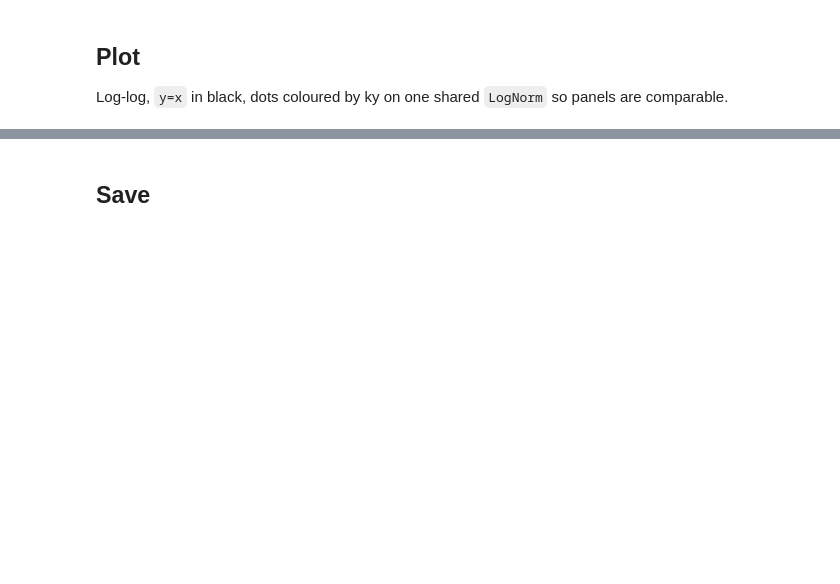
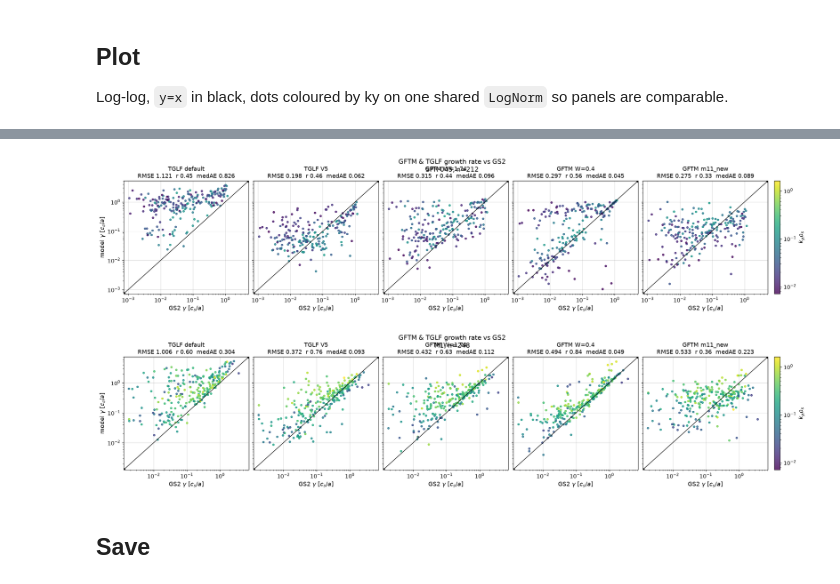
Before and after one commit to FelixWattsYork/General_Analysis, a Jupyter notebook: notebooks/kbm_hypercube_gamma_parity.ipynb, the cells around one changed output, grey strips where cells are left out. Cells and saved outputs as stored; diff of their text form; code cells hidden in the pictures; blank space fills up the shorter version.

```diff
--- a/notebooks/kbm_hypercube_gamma_parity.ipynb
+++ b/notebooks/kbm_hypercube_gamma_parity.ipynb
@@ -155,0 +164,55 @@ plt.show()
+# %%
+norm = LogNorm(ky.min(), ky.max())
+
+for db in databases:
+    mask = np.array([d == db for d, *_ in keep])
+    if not mask.any():
+        continue
+
+    case_gs2 = gs2_g[mask]
+    case_ky = ky[mask]
+    case_arm = {label: arm_g[label][mask] for label, _, _ in arms}
+
+    # Include both GS2 and model values in the axis limits.
+    values = np.concatenate([case_gs2, *case_arm.values()])
+    lim = (values.min() * 0.7, values.max() * 1.4)
+
+    fig, axes = plt.subplots(
+        1, len(arms),
+        figsize=(4 * len(arms), 4.2),
+        sharex=True, sharey=True,
+        squeeze=False,
+    )
+    axes = axes.ravel()
+
+    for ax, (label, _, _) in zip(axes, arms):
+        model_g = case_arm[label]
+        r, b, m, c = metrics(model_g, case_gs2)
+
+        s = ax.scatter(
+            case_gs2, model_g,
+            c=case_ky, norm=norm, cmap="viridis",
+            s=14, alpha=0.8,
+        )
+        ax.plot(lim, lim, color="black", lw=1)
+        ax.set(
+            xscale="log", yscale="log",
+            xlim=lim, ylim=lim,
+            xlabel=r"GS2 $\gamma$ [$c_s/a$]",
+            title=f"{label}\nRMSE {r:.3f}  r {c:.2f}  medAE {m:.3f}",
+        )
+
+    axes[0].set_ylabel(r"model $\gamma$ [$c_s/a$]")
+    fig.colorbar(
+        s, ax=axes.tolist(),
+        label=r"$k_y \rho_s$", pad=0.01,
+    )
+    fig.suptitle(
+        f"GFTM & TGLF growth rate vs GS2\n"
+        f"{db}, n={mask.sum()}",
+        y=1.04,
+    )
+    plt.show()
+# %% [output]
+[figure, added]
+[figure, added]
```
Also changed, not shown: parts of 8 cells of this notebook, 1 other file.
